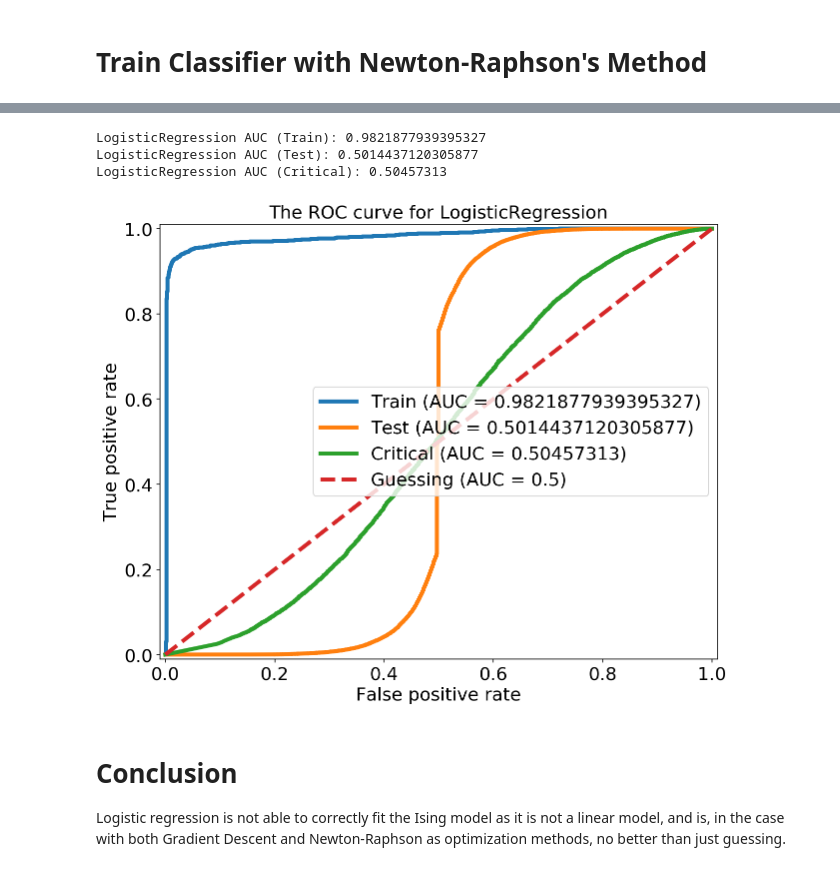
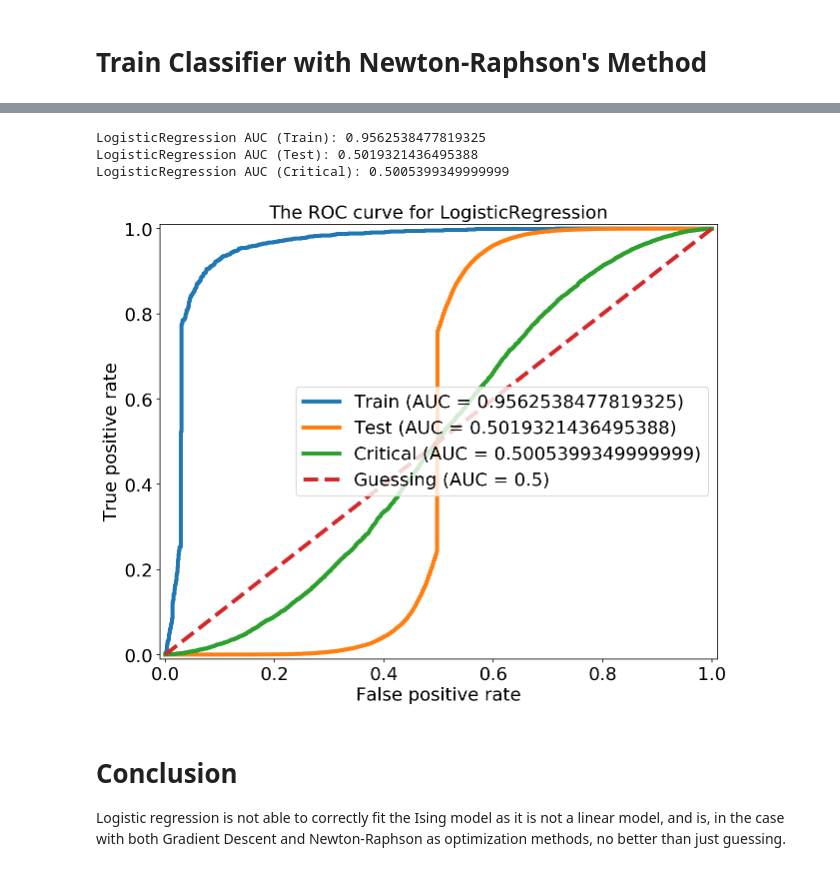
Before and after one commit to Anduron/FYS-STK4155-Project2, a Jupyter notebook: notebooks/logreg_ising.ipynb, the cells around one changed output, grey strips where cells are left out. Cells and saved outputs as stored; diff of their text form; code cells hidden in the pictures.

```diff
--- a/notebooks/logreg_ising.ipynb
+++ b/notebooks/logreg_ising.ipynb
@@ -470,41 +467,32 @@ $\lambda = 10^2$ clearly gives the highest accuracy when all states are taken in
 # %%
-# ROC curve
-
-logreg_nr2 = LogisticRegression(n_iter=5)
-
-# use only 4 percent of the data in Newton-Raphson
-X_train_nr2, X_test_nr2, y_train_nr2, y_test_nr2 = logreg_nr2.split_data(X, y, test_ratio=0.96)
-
-lmbda_opt = 100
-logreg_nr.set_penalty(lmbda_opt)
-logreg_nr2.fit(X_train_nr2, y_train_nr2, method='NR')
-
+logreg_nr2 = LogisticRegression()
+logreg_nr2._weights = weights_nr[5] # Weights found for lmbda = 1
 fig2 = plt.figure(figsize=(10, 8))
-for (_X, _y), label in zip([(X_train_nr2, y_train_nr2),(X_test_nr2, y_test_nr2), (X_critical, y_critical)], ["Train", "Test", "Critical"]):
+for (_X, _y), label in zip([(X_train_nr, y_train_nr),(X_test_nr, y_test_nr), (X_critical, y_critical)], ["Train", "Test", "Critical"]):
     _X = np.c_[np.ones(_X.shape[0]), _X]
     proba = logreg_nr2.predict_proba(_X)
     fpr, tpr, _ = skm.roc_curve(_y, proba)
     roc_auc = skm.auc(fpr, tpr)
 
     print ("LogisticRegression AUC ({0}): {1}".format(label, roc_auc))
 
     plt.plot(fpr, tpr, label="{0} (AUC = {1})".format(label, roc_auc), linewidth=4.0)
 
 plt.plot([0, 1], [0, 1], "--", label="Guessing (AUC = 0.5)", linewidth=4.0)
 plt.title(r"The ROC curve for LogisticRegression", fontsize=18)
 plt.xlabel(r"False positive rate", fontsize=18)
 plt.ylabel(r"True positive rate", fontsize=18)
 plt.axis([-0.01, 1.01, -0.01, 1.01])
 plt.xticks(fontsize=18)
 plt.yticks(fontsize=18)
 plt.legend(loc="best", fontsize=18)
 fig2.savefig(fig_path("logistic_roc_curve_nr.pdf"), bbox_inches='tight')
 plt.show()
 # %% [output]
-LogisticRegression AUC (Train): 0.9821877939395327
-LogisticRegression AUC (Test): 0.5014437120305877
-LogisticRegression AUC (Critical): 0.50457313
+LogisticRegression AUC (Train): 0.9562538477819325
+LogisticRegression AUC (Test): 0.5019321436495388
+LogisticRegression AUC (Critical): 0.5005399349999999
-[figure, old version]
+[figure, new version]
 # %% [markdown]
 # Conclusion
 
```
Also changed, not shown: parts of 5 cells of this notebook.
